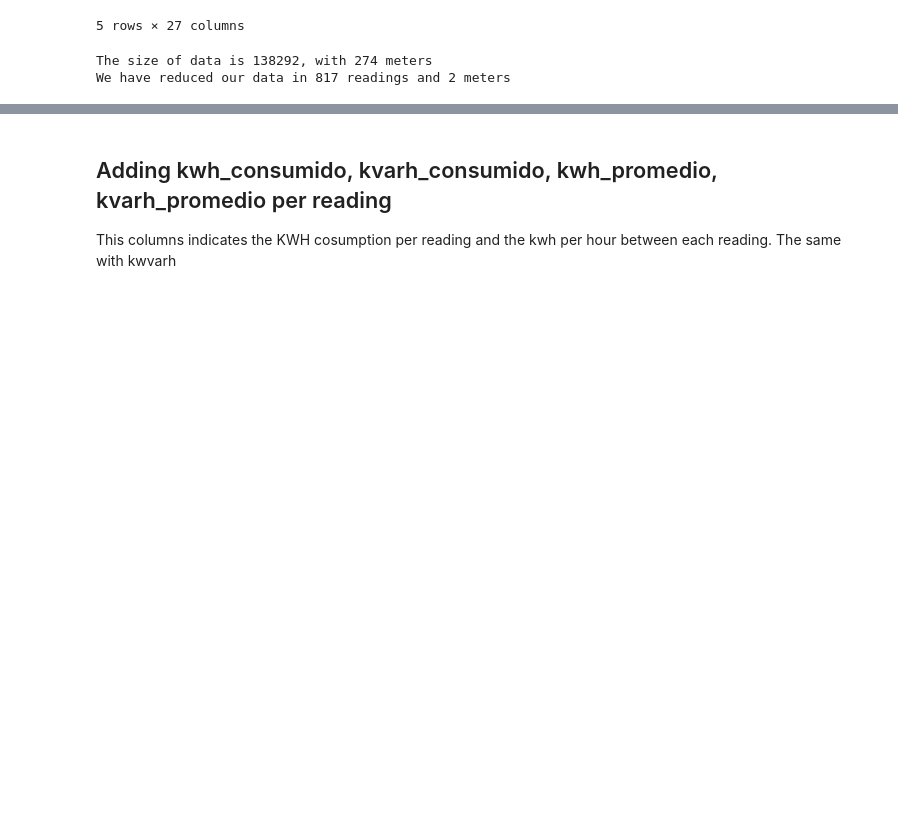
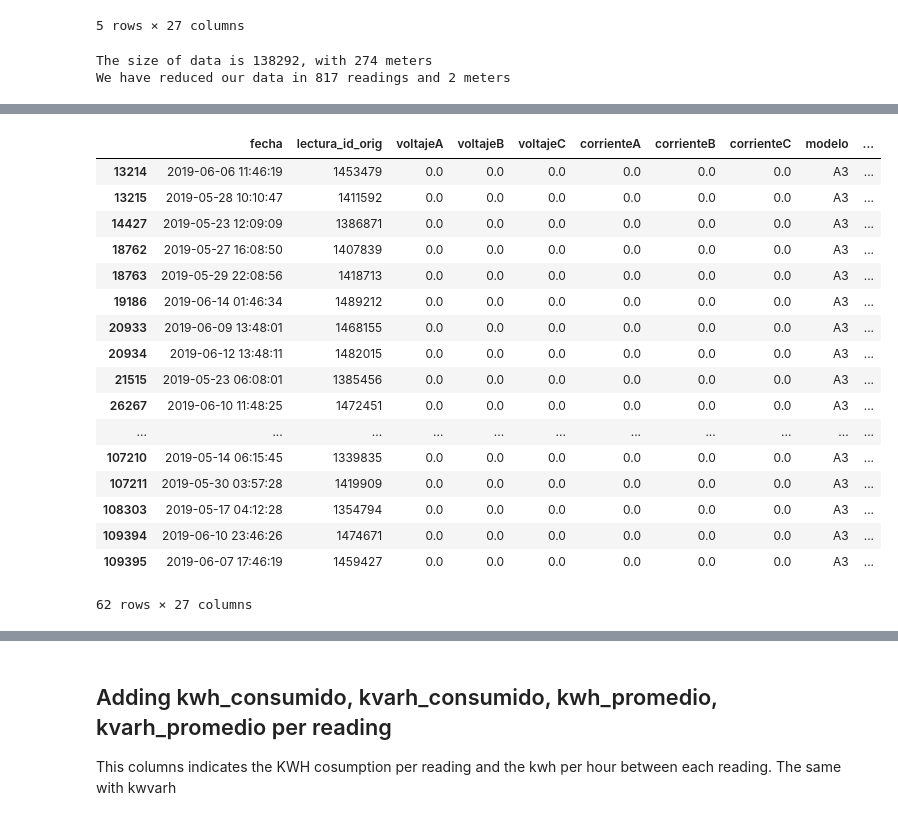
Before and after one commit to aaorella/Energy_Smart_Meters-Exploratory_Analysis, a Jupyter notebook: 1.DataPreparing.ipynb, the cells around one changed output, grey strips where cells are left out. Cells and saved outputs as stored; diff of their text form; code cells hidden in the pictures; blank space fills up the shorter version.

```diff
--- a/1.DataPreparing.ipynb
+++ b/1.DataPreparing.ipynb
@@ -113,0 +120,6 @@ We have reduced our data in 817 readings and 2 meters
+# %%
+df_m2_corrected = df_m2
+# %%
+for_update_df = ((df_m2_corrected[["voltajeA", "voltajeB", "voltajeC", "angvoltajeB", "angvoltajeC"]]).applymap(lambda x: x if (x>=10) else x*10))
+# %%
+df_m2_corrected.update(for_update_df)
@@ -113,0 +130,21 @@ We have reduced our data in 817 readings and 2 meters
+# %%
+(df_m2_corrected[df_m2_corrected["totalkwh"] == 0])
+# %% [output]
+|  | fecha | lectura_id_orig | voltajeA | voltajeB | voltajeC | corrienteA | corrienteB | corrienteC | modelo | ... |
+| 13214 | 2019-06-06 11:46:19 | 1453479 | 0.0 | 0.0 | 0.0 | 0.0 | 0.0 | 0.0 | A3 | ... |
+| 13215 | 2019-05-28 10:10:47 | 1411592 | 0.0 | 0.0 | 0.0 | 0.0 | 0.0 | 0.0 | A3 | ... |
+| 14427 | 2019-05-23 12:09:09 | 1386871 | 0.0 | 0.0 | 0.0 | 0.0 | 0.0 | 0.0 | A3 | ... |
+| 18762 | 2019-05-27 16:08:50 | 1407839 | 0.0 | 0.0 | 0.0 | 0.0 | 0.0 | 0.0 | A3 | ... |
+| 18763 | 2019-05-29 22:08:56 | 1418713 | 0.0 | 0.0 | 0.0 | 0.0 | 0.0 | 0.0 | A3 | ... |
+| 19186 | 2019-06-14 01:46:34 | 1489212 | 0.0 | 0.0 | 0.0 | 0.0 | 0.0 | 0.0 | A3 | ... |
+| 20933 | 2019-06-09 13:48:01 | 1468155 | 0.0 | 0.0 | 0.0 | 0.0 | 0.0 | 0.0 | A3 | ... |
+| 20934 | 2019-06-12 13:48:11 | 1482015 | 0.0 | 0.0 | 0.0 | 0.0 | 0.0 | 0.0 | A3 | ... |
+| 21515 | 2019-05-23 06:08:01 | 1385456 | 0.0 | 0.0 | 0.0 | 0.0 | 0.0 | 0.0 | A3 | ... |
+| 26267 | 2019-06-10 11:48:25 | 1472451 | 0.0 | 0.0 | 0.0 | 0.0 | 0.0 | 0.0 | A3 | ... |
+| ... | ... | ... | ... | ... | ... | ... | ... | ... | ... | ... |
+| 107210 | 2019-05-14 06:15:45 | 1339835 | 0.0 | 0.0 | 0.0 | 0.0 | 0.0 | 0.0 | A3 | ... |
+| 107211 | 2019-05-30 03:57:28 | 1419909 | 0.0 | 0.0 | 0.0 | 0.0 | 0.0 | 0.0 | A3 | ... |
+| 108303 | 2019-05-17 04:12:28 | 1354794 | 0.0 | 0.0 | 0.0 | 0.0 | 0.0 | 0.0 | A3 | ... |
+| 109394 | 2019-06-10 23:46:26 | 1474671 | 0.0 | 0.0 | 0.0 | 0.0 | 0.0 | 0.0 | A3 | ... |
+| 109395 | 2019-06-07 17:46:19 | 1459427 | 0.0 | 0.0 | 0.0 | 0.0 | 0.0 | 0.0 | A3 | ... |
+62 rows × 27 columns
```
Also changed, not shown: parts of 82 cells of this notebook, 2 other files.
